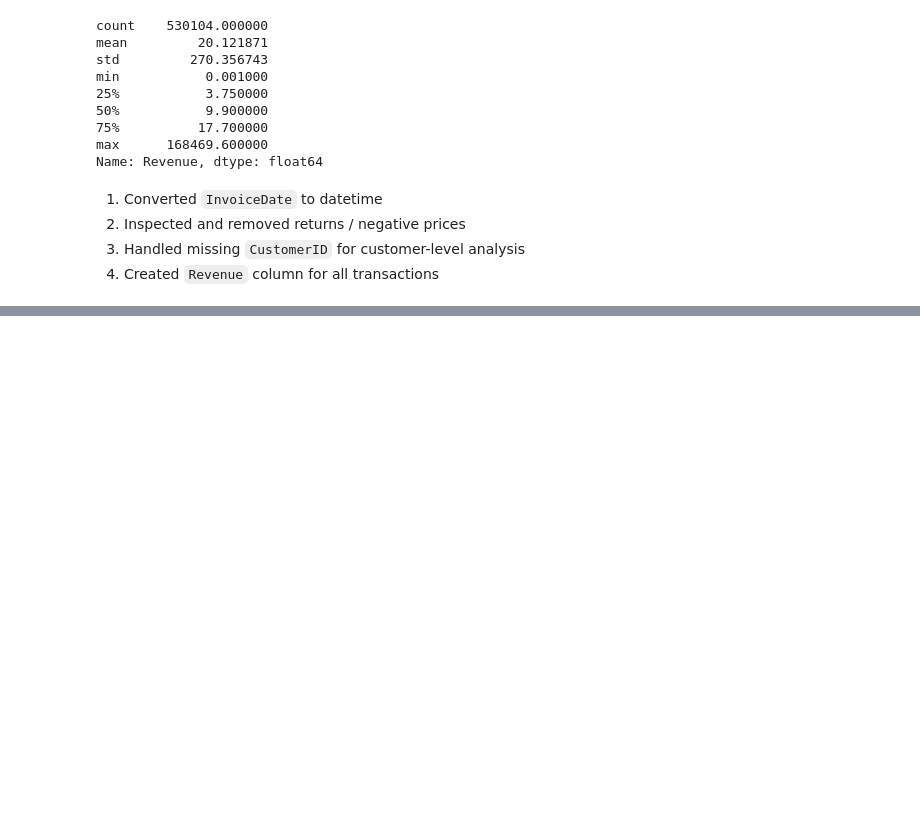
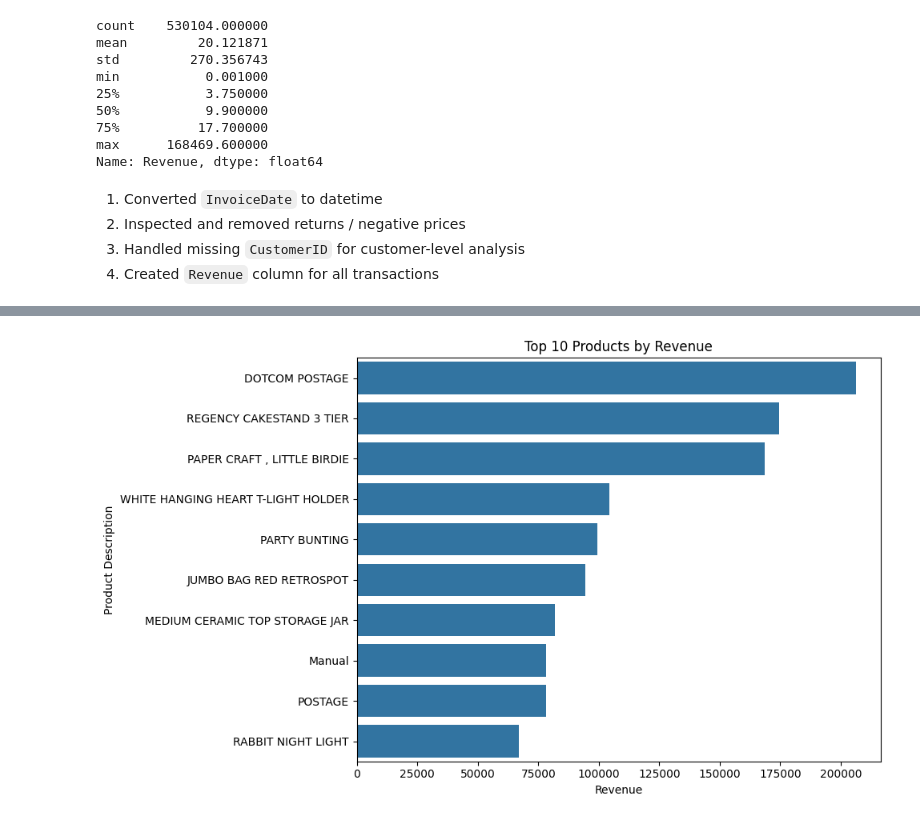
Before and after one commit to rodrigo-gonzalez-data/ecommerce-analysis, a Jupyter notebook: notebooks/exploration.ipynb, the cells around one changed output, grey strips where cells are left out. Drawn from its saved outputs; the diff is of its cells as text; code cells hidden in the pictures; blank space fills up the shorter version.

```diff
--- a/notebooks/exploration.ipynb
+++ b/notebooks/exploration.ipynb
@@ -168,0 +252,13 @@ Name: Revenue, dtype: float64
+# %%
+# Top products by total revenue
+prod_rev = (
+    df_clean
+    .dropna(subset=['Description'])                 # drop rows missing product text
+    .groupby(['StockCode', 'Description'], as_index=False)['Revenue']
+    .sum()
+    .sort_values('Revenue', ascending=False)
+)
+
+# Show top 20
+top20_products = prod_rev.head(20)
+top20_products
@@ -168,0 +283,10 @@ Name: Revenue, dtype: float64
+# %%
+plt.figure(figsize=(10,6))
+sns.barplot(data=top20_products.head(10), x='Revenue', y='Description')
+plt.title("Top 10 Products by Revenue")
+plt.xlabel("Revenue")
+plt.ylabel("Product Description")
+plt.tight_layout()
+plt.show()
+# %% [output]
+[figure, added]
```
Also changed, not shown: parts of 24 cells of this notebook.
